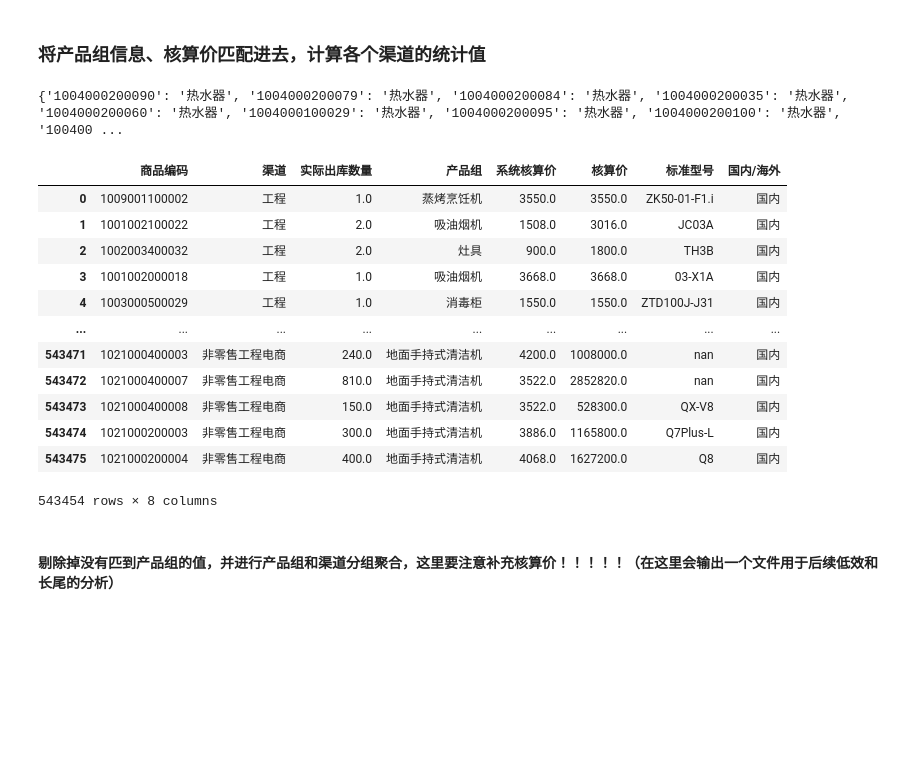
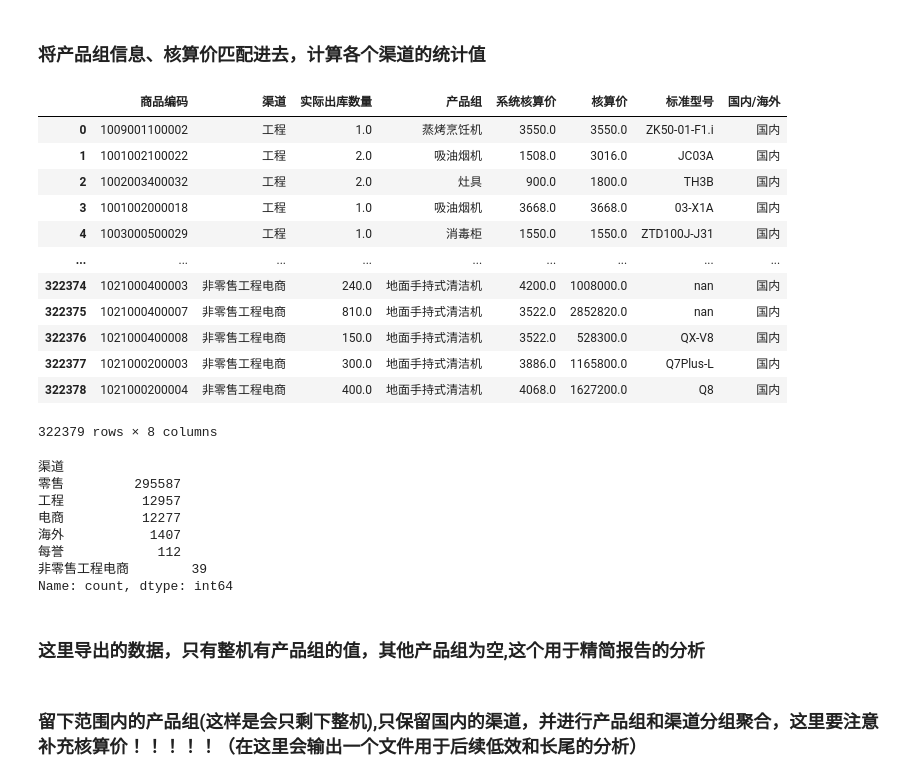
Before and after one commit to zb1005/python-tool, a Jupyter notebook: 零件报告/单型号贡献、低效、长尾/单型号贡献.ipynb, the cells around one changed output. Drawn from its saved outputs; the diff is of its cells as text; code cells hidden in the pictures; blank space fills up the shorter version.

```diff
--- a/零件报告/单型号贡献、低效、长尾/单型号贡献.ipynb
+++ b/零件报告/单型号贡献、低效、长尾/单型号贡献.ipynb
@@ -175,59 +192,65 @@ df
 ### 将产品组信息、核算价匹配进去，计算各个渠道的统计值
 # %%
 # 复制df
-df1 = df.copy()
+df1 = df0.copy()
 df1[['商品编码','渠道']] = df1[['商品编码','渠道']].astype(str)
 df1[['实际出库数量']] = df1[['实际出库数量']].astype(float)
-df_product_group = pd.read_excel(r"C:\Users\zhangbon\Desktop\报告\单型号贡献\产品生命周期状态全表20250703.xlsx")
+
+# PLM产品数据导入
+df_product_group = pd.read_excel(fr"D:\000物料报表\{month}\单型号贡献-低效-长尾\产品生命周期状态全表20250703.xlsx")
 df_product_group[['物料号','标准型号','国内/海外']] = df_product_group[['物料号','标准型号','国内/海外']].astype(str)
 df_product_group = df_product_group[df_product_group['物料号'].str.len()>10]
 df_product_group['物料号'] = df_product_group['物料号'].apply(lambda x: x[:13])
 # df_product_group
 # %%
 #产品组对照关系
-product_group_map = {}
-for index,row in df_product_group.iterrows():
-    product_group_map[row['物料号']] = row['产品组']
-print(product_group_map)
+product_group_map = dict(zip(df_product_group['物料号'],df_product_group['产品组']))
 #标准型号对照关系
-product_standard = {}
-for index,row in df_product_group.iterrows():
-    product_standard[row['物料号']] = row['标准型号']
+product_standard = dict(zip(df_product_group['物料号'],df_product_group['标准型号']))
 #记录国内/海外状态
-product_country = {}
-for index,row in df_product_group.iterrows():
-    product_country[row['物料号']] = row['国内/海外']
+product_country = dict(zip(df_product_group['物料号'],df_product_group['国内/海外']))
-# %% [output]
-{'1004000200090': '热水器', '1004000200079': '热水器', '1004000200084': '热水器', '1004000200035': '热水器', '1004000200060': '热水器', '1004000100029': '热水器', '1004000200095': '热水器', '1004000200100': '热水器', '100400 ...
 # %%
-df_price = pd.read_excel(r"C:\Users\zhangbon\Desktop\报告\核算价-20250731.xlsx")
+# 导入财务的核算价
+df_price = pd.read_excel(fr"D:\000物料报表\{month}\单型号贡献-低效-长尾\核算价-20250901.xlsx")
 df_price['产品编码'] = df_price['产品编码'].astype(str)
 df_price['系统核算价'] = df_price['系统核算价'].astype(float)
 # df_price
+product_price_map = dict(zip(df_price['产品编码'],df_price['系统核算价']))
-# %%
-product_price_map = {}
-for index, row in df_price.iterrows():
-    product_price_map[row['产品编码']] = row['系统核算价']
 # %%
 
 df1['产品组'] = df1['商品编码'].map(product_group_map)
 df1['系统核算价'] = df1['商品编码'].map(product_price_map)
 df1['核算价'] = df1['系统核算价'] * df1['实际出库数量']
 df1['标准型号'] = df1['商品编码'].map(product_standard)
 df1['国内/海外'] = df1['商品编码'].map(product_country)
+df1 = df1[df1['商品编码'].str.startswith('10')].reset_index(drop=True)
 df1
 # %% [output]
 |  | 商品编码 | 渠道 | 实际出库数量 | 产品组 | 系统核算价 | 核算价 | 标准型号 | 国内/海外 |
 | 0 | 1009001100002 | 工程 | 1.0 | 蒸烤烹饪机 | 3550.0 | 3550.0 | ZK50-01-F1.i | 国内 |
 | 1 | 1001002100022 | 工程 | 2.0 | 吸油烟机 | 1508.0 | 3016.0 | JC03A | 国内 |
 | 2 | 1002003400032 | 工程 | 2.0 | 灶具 | 900.0 | 1800.0 | TH3B | 国内 |
 | 3 | 1001002000018 | 工程 | 1.0 | 吸油烟机 | 3668.0 | 3668.0 | 03-X1A | 国内 |
 | 4 | 1003000500029 | 工程 | 1.0 | 消毒柜 | 1550.0 | 1550.0 | ZTD100J-J31 | 国内 |
 | ... | ... | ... | ... | ... | ... | ... | ... | ... |
-| 543471 | 1021000400003 | 非零售工程电商 | 240.0 | 地面手持式清洁机 | 4200.0 | 1008000.0 | nan | 国内 |
-| 543472 | 1021000400007 | 非零售工程电商 | 810.0 | 地面手持式清洁机 | 3522.0 | 2852820.0 | nan | 国内 |
-| 543473 | 1021000400008 | 非零售工程电商 | 150.0 | 地面手持式清洁机 | 3522.0 | 528300.0 | QX-V8 | 国内 |
-| 543474 | 1021000200003 | 非零售工程电商 | 300.0 | 地面手持式清洁机 | 3886.0 | 1165800.0 | Q7Plus-L | 国内 |
-| 543475 | 1021000200004 | 非零售工程电商 | 400.0 | 地面手持式清洁机 | 4068.0 | 1627200.0 | Q8 | 国内 |
+| 322374 | 1021000400003 | 非零售工程电商 | 240.0 | 地面手持式清洁机 | 4200.0 | 1008000.0 | nan | 国内 |
+| 322375 | 1021000400007 | 非零售工程电商 | 810.0 | 地面手持式清洁机 | 3522.0 | 2852820.0 | nan | 国内 |
+| 322376 | 1021000400008 | 非零售工程电商 | 150.0 | 地面手持式清洁机 | 3522.0 | 528300.0 | QX-V8 | 国内 |
+| 322377 | 1021000200003 | 非零售工程电商 | 300.0 | 地面手持式清洁机 | 3886.0 | 1165800.0 | Q7Plus-L | 国内 |
+| 322378 | 1021000200004 | 非零售工程电商 | 400.0 | 地面手持式清洁机 | 4068.0 | 1627200.0 | Q8 | 国内 |
-543454 rows × 8 columns
+322379 rows × 8 columns
+# %%
+df1['渠道'].value_counts()
+# df1[df1['渠道']=='非零售工程电商']
+# %% [output]
+渠道
+零售         295587
+工程          12957
+电商          12277
+海外           1407
+每誉            112
+非零售工程电商        39
+Name: count, dtype: int64
+# %% [markdown]
+### 这里导出的数据，只有整机有产品组的值，其他产品组为空,这个用于精简报告的分析
 # %%
@@ -237,4 +259,4 @@ df1.to_excel(r'D:\000物料报表\202508\单物料产值\统计周期内产品
 # %% [markdown]
-#### 剔除掉没有匹到产品组的值，并进行产品组和渠道分组聚合，这里要注意补充核算价！！！！！（在这里会输出一个文件用于后续低效和长尾的分析）
+### 留下范围内的产品组(这样是会只剩下整机),只保留国内的渠道，并进行产品组和渠道分组聚合，这里要注意补充核算价！！！！！（在这里会输出一个文件用于后续低效和长尾的分析）
 # %%
 out_df = df1.copy()
```
Also changed, not shown: parts of 17 cells of this notebook, 5 other files.
